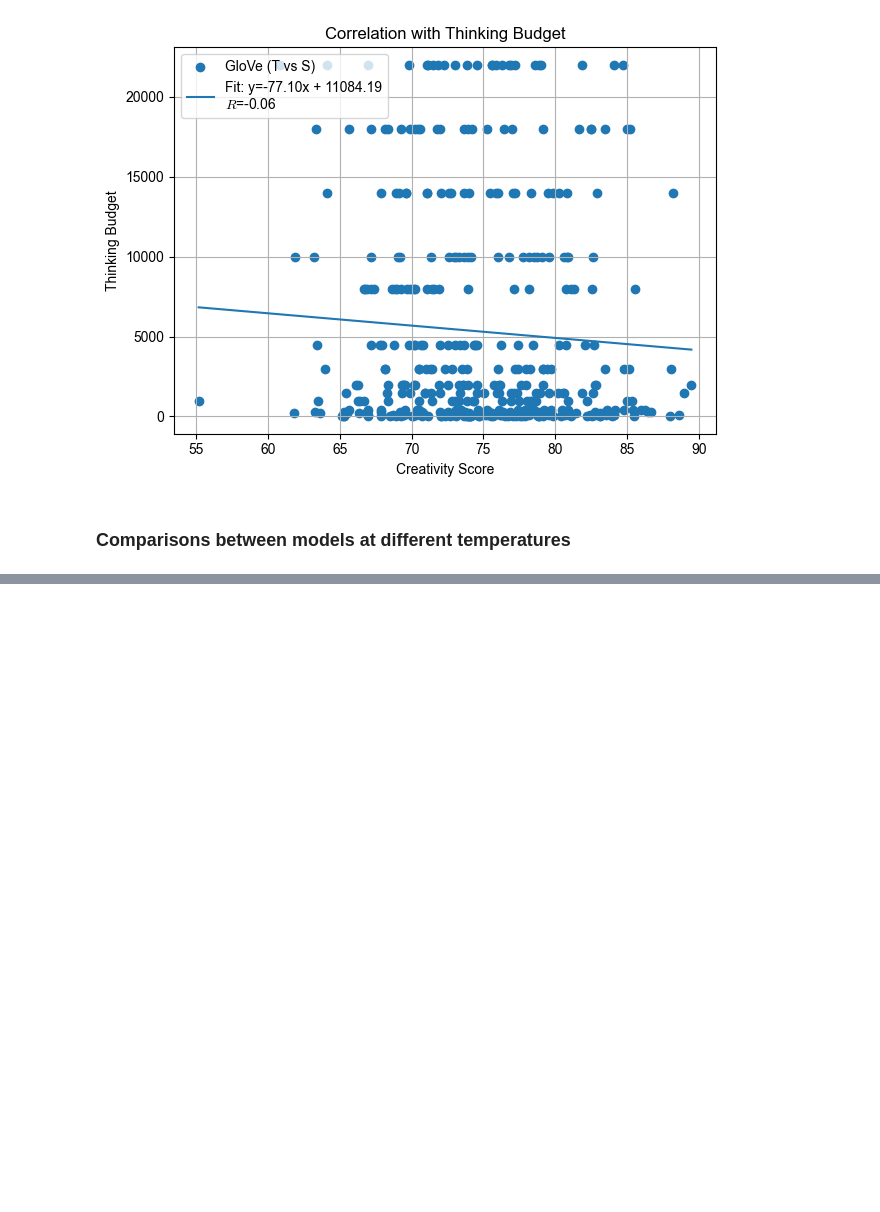
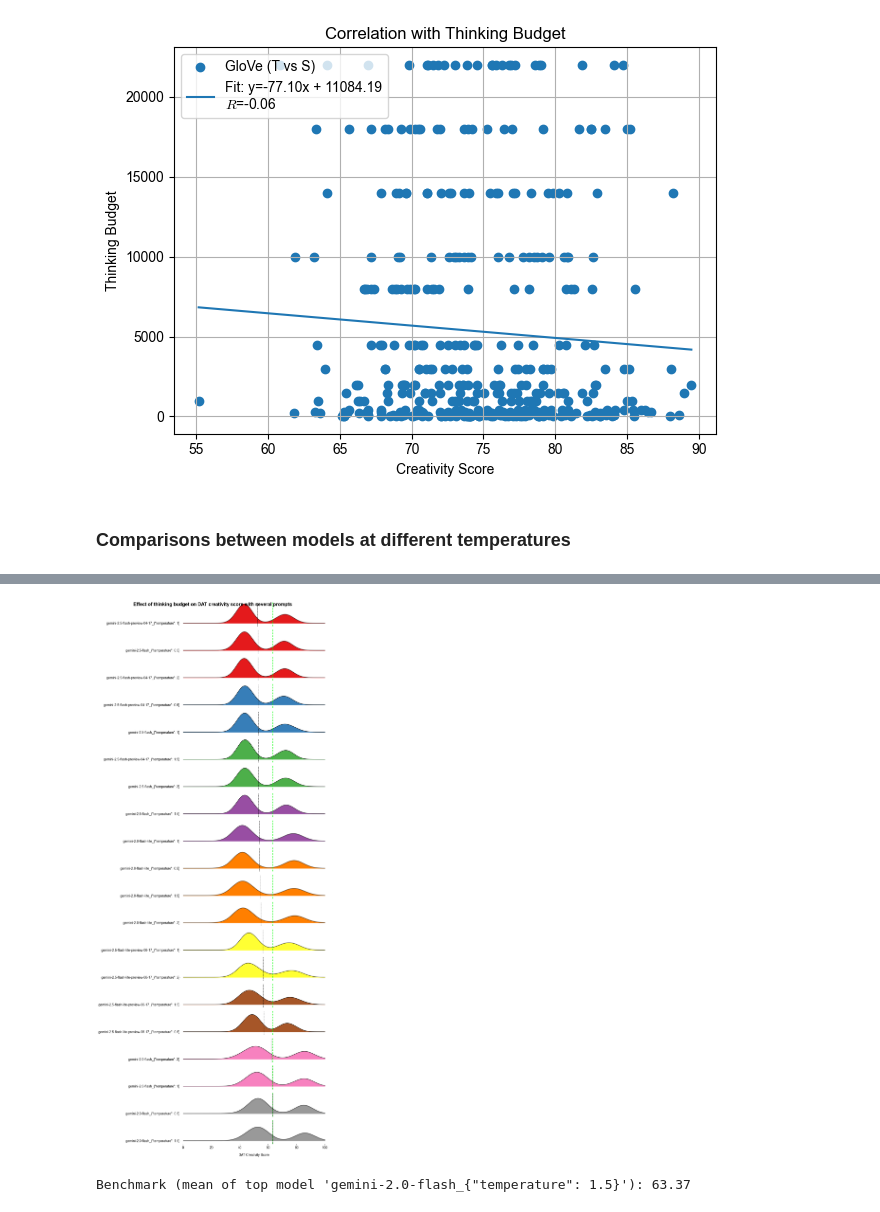
Before and after one commit to theGreen-Coder/MCTB, a Jupyter notebook: example.ipynb, the cells around one changed output, grey strips where cells are left out. Saved outputs shown, nothing was run; the diff lists cells and outputs as text; code cells hidden in the pictures; blank space fills up the shorter version.

```diff
--- a/example.ipynb
+++ b/example.ipynb
@@ -289,0 +310,15 @@ test.run(clean_response_file="responses/DAT_1models_12configs_10words_06-17_17:5
+# %%
+plot_distribution_results('results/DAT_5models_4configs_10words_06-18_18:24:53_unnormalized.json',
+                          dark_mode=False,
+                          plot_title="Effect of thinking budget on DAT creativity score with several prompts",
+                          x_axis_title="DAT Creativity Score",
+                          show_benchmark=True,
+                          ascending=True,
+                          x_min=0,
+                          x_max=100,
+                          save_file=False,
+                          file_name="thinking_budget_effect_on_creativity.png",
+)
+# %% [output]
+[figure, added]
+Benchmark (mean of top model 'gemini-2.0-flash_{"temperature": 1.5}'): 63.37
```
Also changed, not shown: parts of 5 cells of this notebook, 8 other files.
